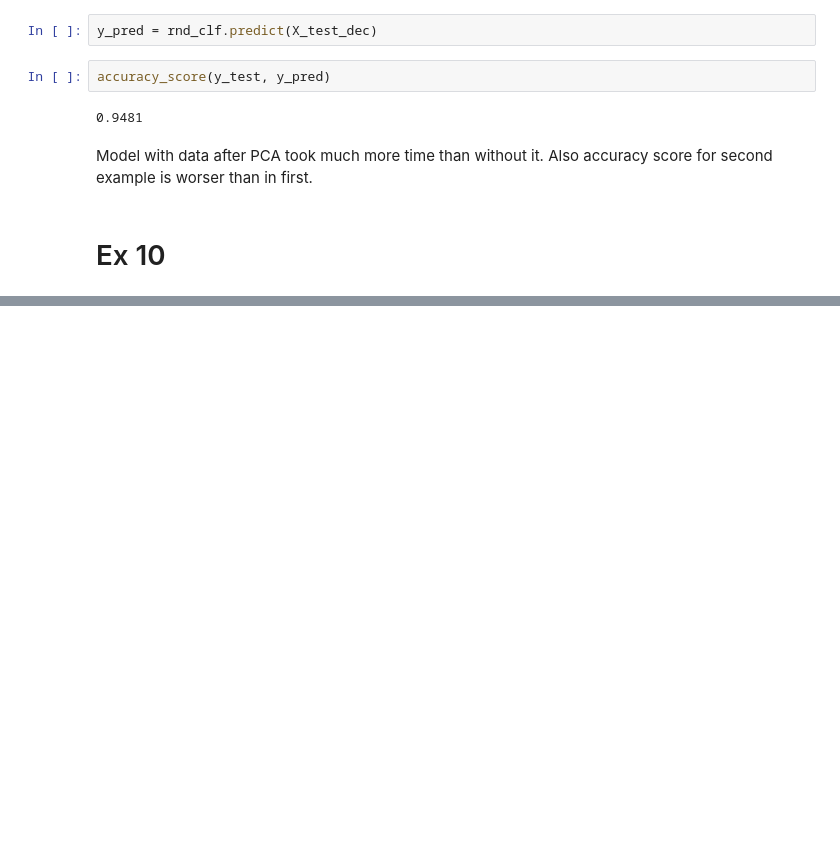
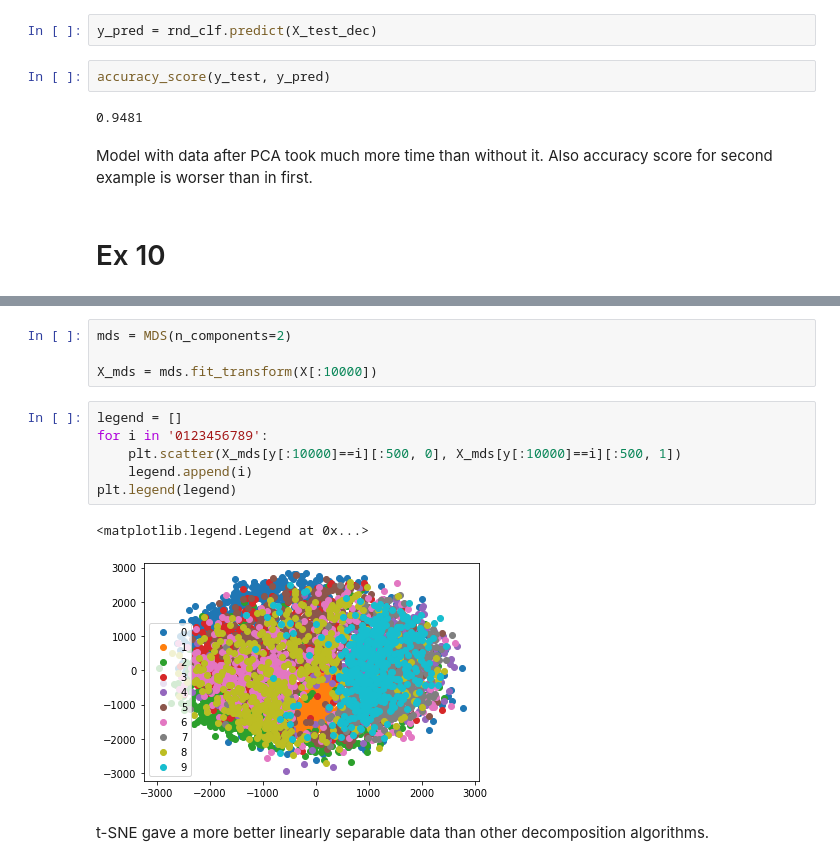
Before and after one commit to naelxd/handsonml-solutions, a Jupyter notebook: 09-decomposition/decomposition.ipynb, the cells around one changed output, grey strips where cells are left out. Drawn from its saved outputs; the diff is of its cells as text; blank space fills up the shorter version.

Commit message:
have done decomposition ex-s

```diff
--- a/09-decomposition/decomposition.ipynb
+++ b/09-decomposition/decomposition.ipynb
@@ -77,0 +128,15 @@ Model with data after PCA took much more time than without it. Also accuracy sco
+# %%
+mds = MDS(n_components=2)
+
+X_mds = mds.fit_transform(X[:10000])
+# %%
+legend = []
+for i in '0123456789':
+    plt.scatter(X_mds[y[:10000]==i][:500, 0], X_mds[y[:10000]==i][:500, 1])
+    legend.append(i)
+plt.legend(legend)
+# %% [output]
+<matplotlib.legend.Legend at 0x...>
+[figure, added]
+# %% [markdown]
+t-SNE gave a more better linearly separable data than other decomposition algorithms.
```
Also changed, not shown: parts of 14 cells of this notebook.
